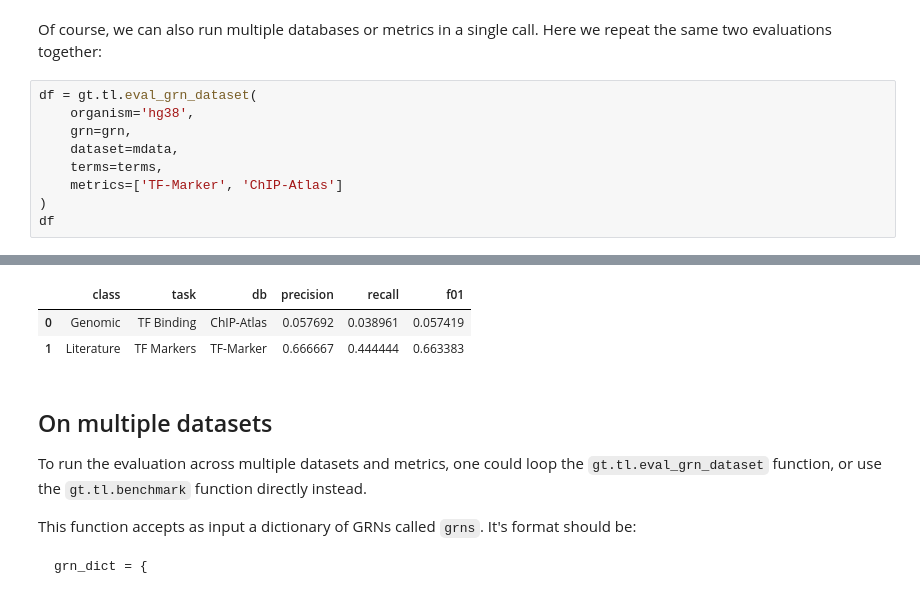
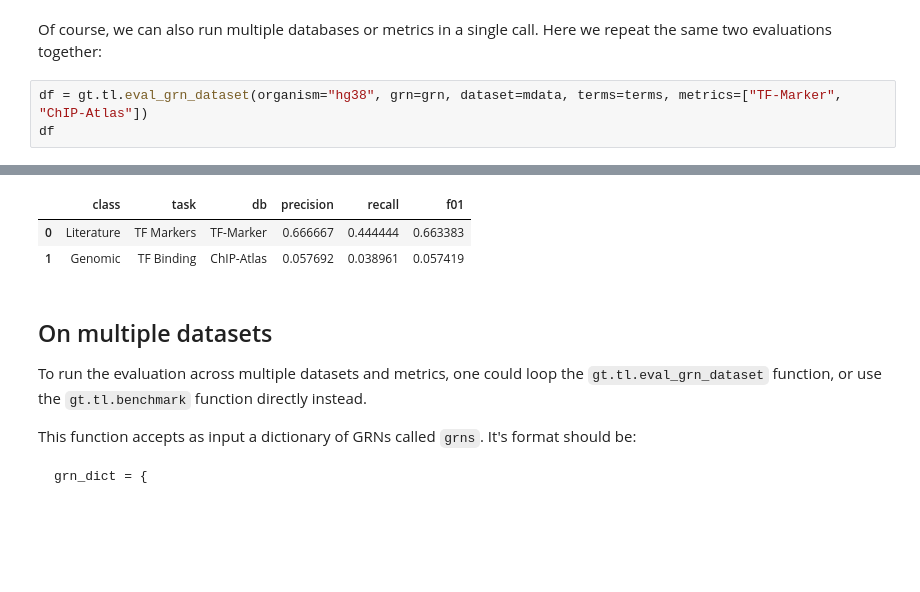
Before and after one commit to saezlab/gretapy, a Jupyter notebook: docs/notebooks/eval.ipynb, the cells around one changed output, grey strips where cells are left out. Cells and saved outputs as stored; diff of their text form; blank space fills up the shorter version.

```diff
--- a/docs/notebooks/eval.ipynb
+++ b/docs/notebooks/eval.ipynb
@@ -196,12 +187,6 @@ df
 # %% [markdown]
 Of course, we can also run multiple databases or metrics in a single call. Here we repeat the same two evaluations together:
 # %%
-df = gt.tl.eval_grn_dataset(
-    organism='hg38',
-    grn=grn,
-    dataset=mdata,
-    terms=terms,
-    metrics=['TF-Marker', 'ChIP-Atlas']
-)
+df = gt.tl.eval_grn_dataset(organism="hg38", grn=grn, dataset=mdata, terms=terms, metrics=["TF-Marker", "ChIP-Atlas"])
 df
 # %% [output]
@@ -219,6 +203,6 @@ df
 |  | class | task | db | precision | recall | f01 |
-| 0 | Genomic | TF Binding | ChIP-Atlas | 0.057692 | 0.038961 | 0.057419 |
-| 1 | Literature | TF Markers | TF-Marker | 0.666667 | 0.444444 | 0.663383 |
+| 0 | Literature | TF Markers | TF-Marker | 0.666667 | 0.444444 | 0.663383 |
+| 1 | Genomic | TF Binding | ChIP-Atlas | 0.057692 | 0.038961 | 0.057419 |
 # %% [markdown]
 ## On multiple datasets
 
```
Also changed, not shown: parts of 12 cells of this notebook, 6 other files.
